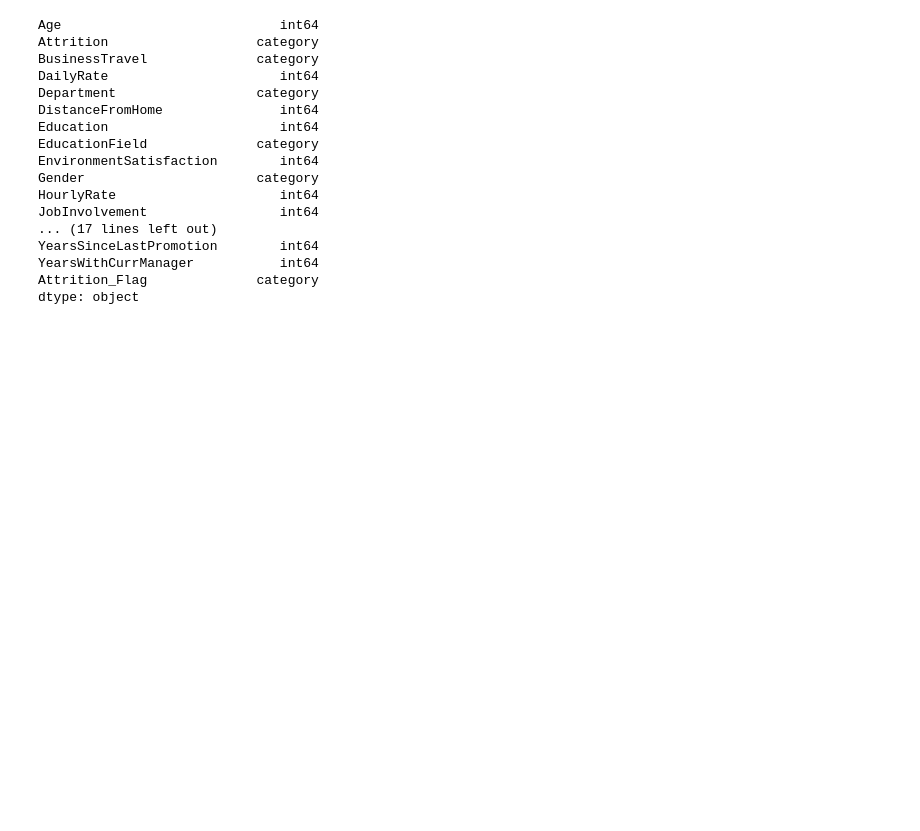
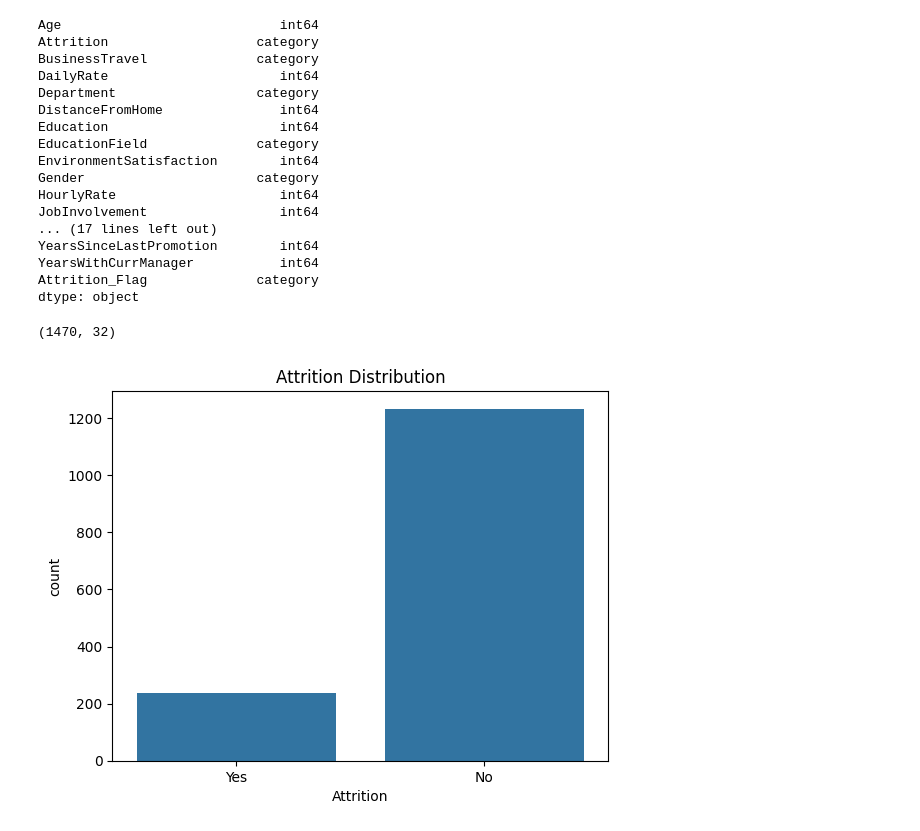
Before and after one commit to Shreyashs-dg/hr-attrition-eda, a Jupyter notebook: notebooks/01_eda_hr_attrition.ipynb, the cells around one changed output. Drawn from its saved outputs; the diff is of its cells as text; code cells hidden in the pictures; blank space fills up the shorter version.

```diff
--- a/notebooks/01_eda_hr_attrition.ipynb
+++ b/notebooks/01_eda_hr_attrition.ipynb
@@ -214,3 +214,15 @@ Attrition_Flag              category
 dtype: object
 # %%
 df.to_csv('../data/hr_attrition_cleaned.csv')
+# %%
+df = pd.read_csv("../data/hr_attrition_cleaned.csv",index_col='EmployeeNumber')
+df.shape
+# %% [output]
+(1470, 32)
+# %%
+#Attrition Distribution
+sns.countplot(data=df,x='Attrition')
+plt.title('Attrition Distribution')
+plt.show()
+# %% [output]
+[figure, added]
```
Also changed, not shown: parts of 10 cells of this notebook.
